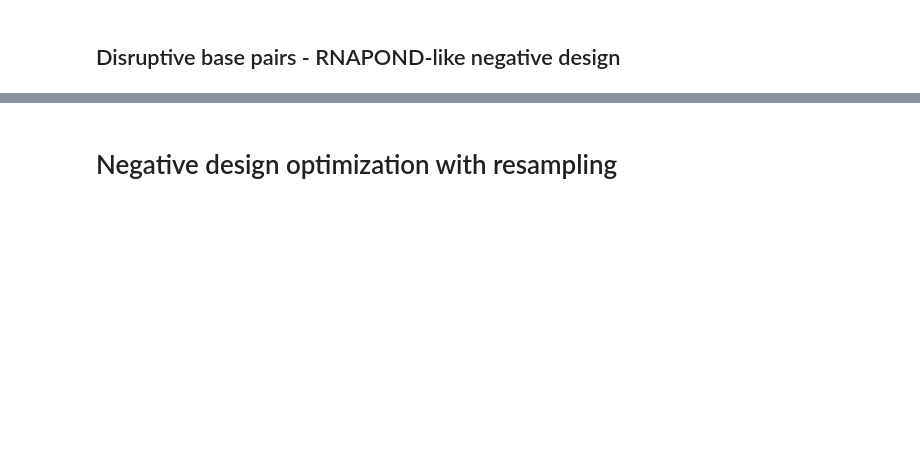
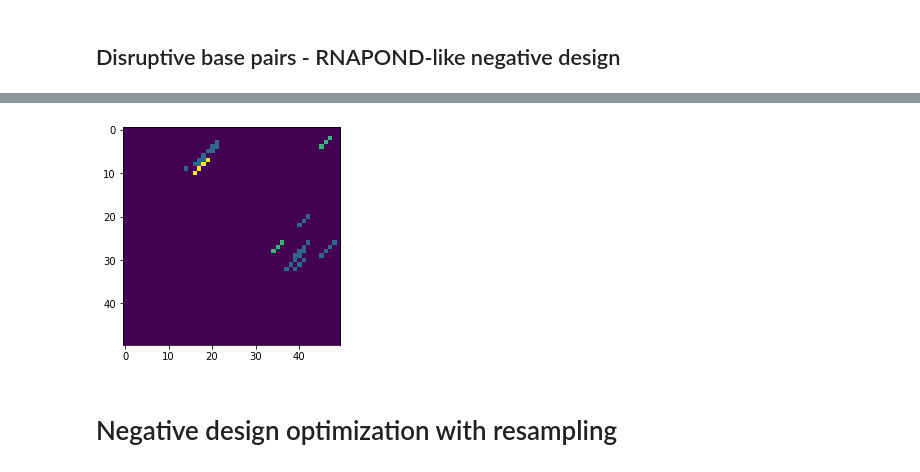
Before and after one commit to s-will/Infrared, a Jupyter notebook: Doc/bookchapter.ipynb, the cells around one changed output, grey strips where cells are left out. Drawn from its saved outputs; the diff is of its cells as text; code cells hidden in the pictures; blank space fills up the shorter version.

```diff
--- a/Doc/bookchapter.ipynb
+++ b/Doc/bookchapter.ipynb
@@ -365,3 +588,7 @@ while not found:
+# %%
+draw_heatmap(counter, None, None)
+# %% [output]
+[figure, added]
 # %% [markdown]
 # Negative design optimization with resampling
 # %%
```
Also changed, not shown: parts of 20 cells of this notebook.
